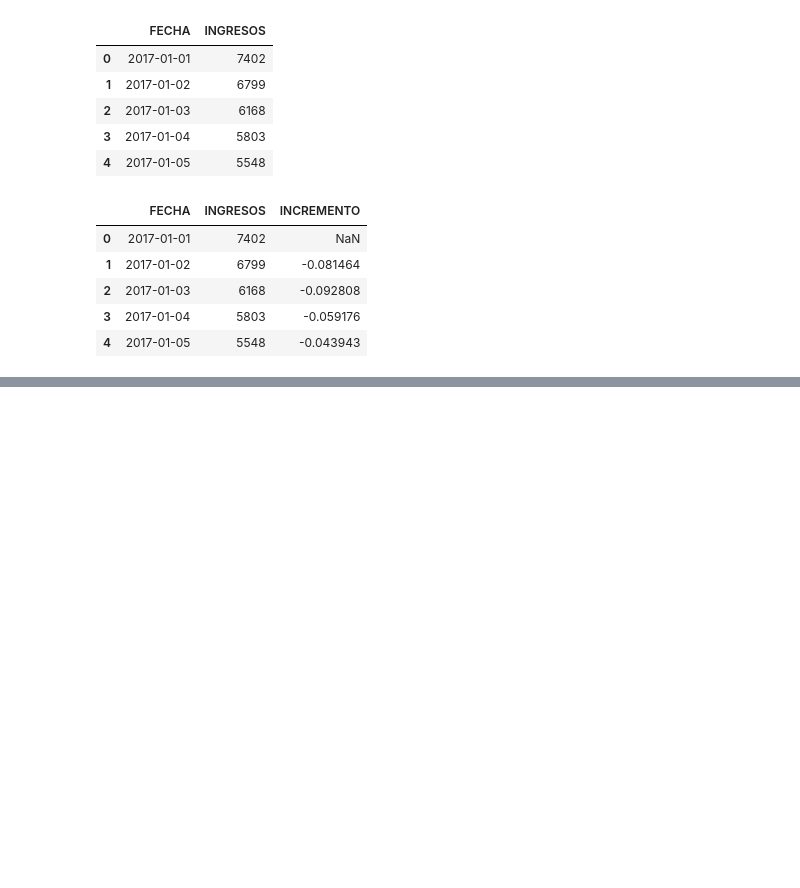
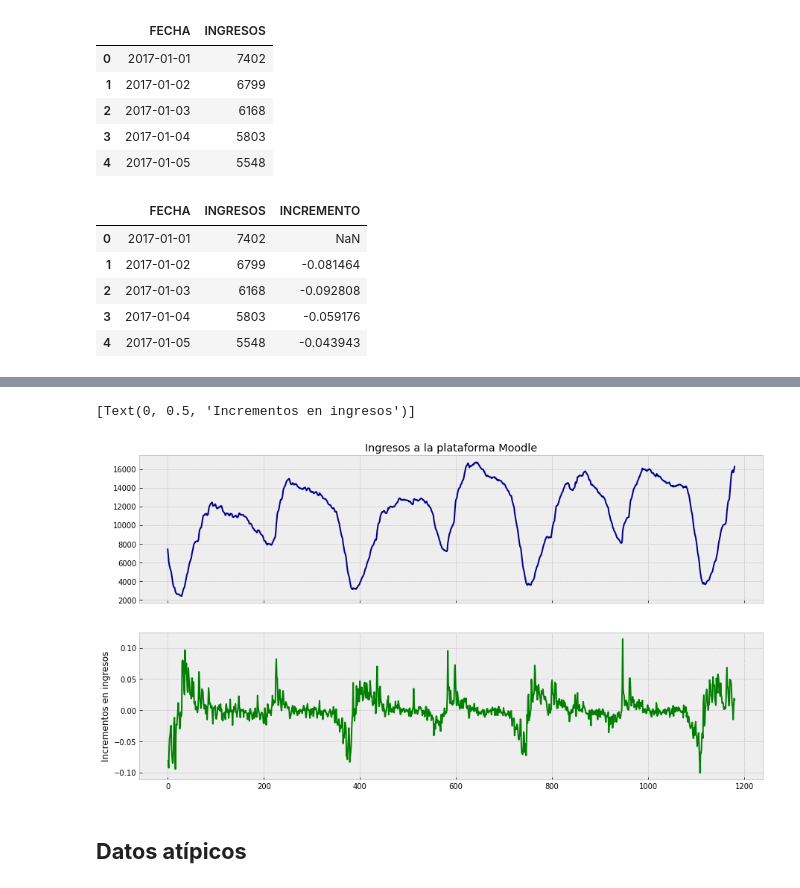
Before and after one commit to cristiandarioortegayubro/Moodle, a Jupyter notebook: ActividadesMoodle.ipynb, the cells around one changed output, grey strips where cells are left out. Cells and saved outputs as stored; diff of their text form; code cells hidden in the pictures; blank space fills up the shorter version.

```diff
--- a/ActividadesMoodle.ipynb
+++ b/ActividadesMoodle.ipynb
@@ -86,0 +105,14 @@ participacionusuario.plot('FECHA',['INCREMENTO'], kind='line', figsize=(11,6), c
+# %%
+plot.style.use('bmh')
+fig, ax = plot.subplots(2, 1, figsize=(15,8), sharex=True)
+
+participacionusuario.INGRESOS.plot(ax=ax[0], color=['darkblue'])
+ax[0].set(title = 'Ingresos a la plataforma Moodle')
+
+participacionusuario.INCREMENTO.plot(ax=ax[1], color=['green'])
+ax[1].set(ylabel = 'Incrementos en ingresos')
+# %% [output]
+[Text(0, 0.5, 'Incrementos en ingresos')]
+[figure, added]
+# %% [markdown]
+## **Datos atípicos**
```
Also changed, not shown: parts of 25 cells of this notebook.
